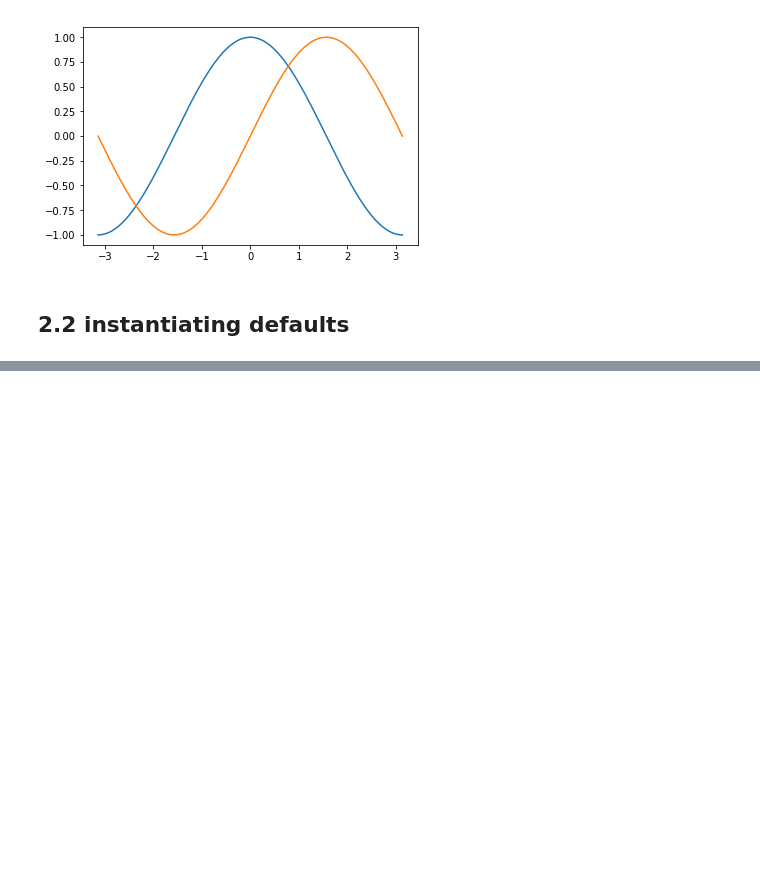
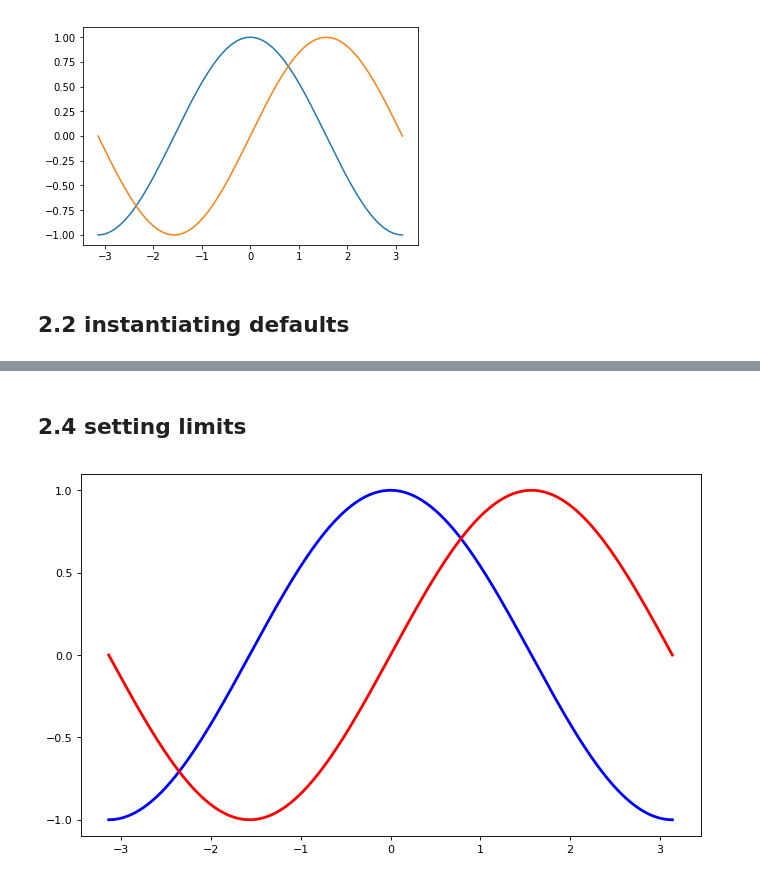
Before and after one commit to mrzcs/Scipy_Lecture_Notes, a Jupyter notebook: 1.4.Matplotlib/1_simple_plot.ipynb, the cells around one changed output, grey strips where cells are left out. Cells and saved outputs as stored; diff of their text form; code cells hidden in the pictures; blank space fills up the shorter version.

```diff
--- a/1.4.Matplotlib/1_simple_plot.ipynb
+++ b/1.4.Matplotlib/1_simple_plot.ipynb
@@ -53,0 +70,24 @@ plt.yticks(np.linspace(-1, 1, 5, endpoint=True))
+# %% [markdown]
+## 2.4 setting limits
+# %%
+plt.figure(figsize=(10, 6), dpi=80)
+plt.subplot(1, 1, 1)
+# set x limits
+#plt.xlim(-4.0, 4.0)
+# set x ticks
+plt.xticks(np.linspace(-4, 4, 9, endpoint=True))
+# set y limits
+#plt.ylim(-1.0, 1.0)
+# set y ticks
+plt.yticks(np.linspace(-1, 1, 5, endpoint=True))
+
+# changing colors and line widths
+plt.plot(X, C, color="blue", linewidth=2.5, linestyle="-")
+plt.plot(X, S, color="red", linewidth=2.5, linestyle="-")
+
+# setting limit
+plt.xlim(X.min() * 1.1, X.max() * 1.1)
+plt.ylim(C.min() * 1.1, C.max() * 1.1)
+plt.show()
+# %% [output]
+[figure, added]
```
Also changed, not shown: parts of 13 cells of this notebook.
